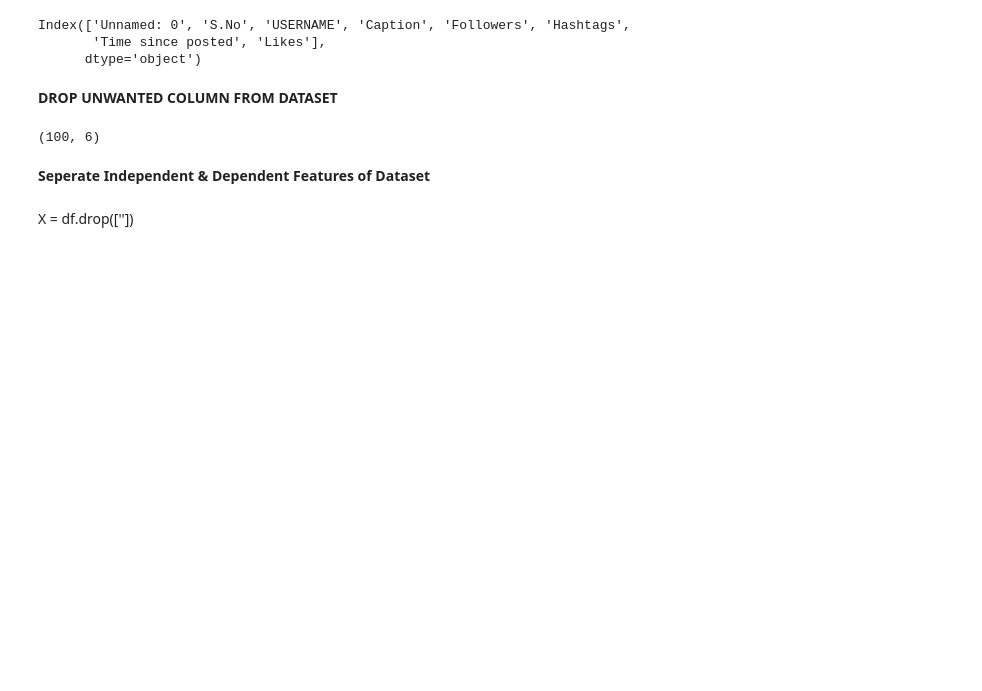
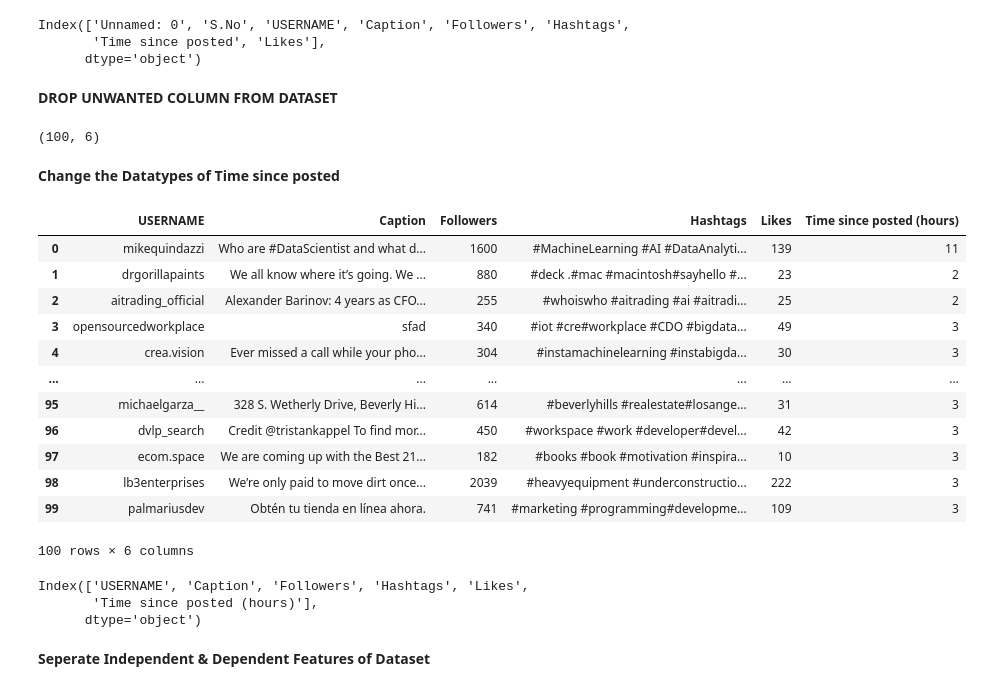
Before and after one commit to devkegovind/Instagram_Likes_Pred, a Jupyter notebook: notebooks/model_training.ipynb, the cells around one changed output. Drawn from its saved outputs; the diff is of its cells as text; code cells hidden in the pictures; blank space fills up the shorter version.

```diff
--- a/notebooks/model_training.ipynb
+++ b/notebooks/model_training.ipynb
@@ -54,7 +54,39 @@ df.drop(['Unnamed: 0', 'S.No'], axis = 1, inplace = True)
 df.shape
 # %% [output]
 (100, 6)
+# %% [markdown]
+**Change the Datatypes of Time since posted**
+# %%
+Time_since_posted_hours = []
+
+for i in df['Time since posted']:
+    Time_since_posted_hours.append(i.replace('hours',''))
+
+se = pd.Series(Time_since_posted_hours)
+df['Time since posted (hours)'] = se.values
+df['Time since posted (hours)'] = pd.to_numeric(df['Time since posted (hours)'])
+df = df.drop('Time since posted', axis = 1)
+# %%
+df
+# %% [output]
+|  | USERNAME | Caption | Followers | Hashtags | Likes | Time since posted (hours) |
+| 0 | mikequindazzi | Who are #DataScientist and what d... | 1600 | #MachineLearning #AI #DataAnalyti... | 139 | 11 |
+| 1 | drgorillapaints | We all know where it’s going. We ... | 880 | #deck .#mac #macintosh#sayhello #... | 23 | 2 |
+| 2 | aitrading_official | Alexander Barinov: 4 years as CFO... | 255 | #whoiswho #aitrading #ai #aitradi... | 25 | 2 |
+| 3 | opensourcedworkplace | sfad | 340 | #iot #cre#workplace #CDO #bigdata... | 49 | 3 |
+| 4 | crea.vision | Ever missed a call while your pho... | 304 | #instamachinelearning #instabigda... | 30 | 3 |
+| ... | ... | ... | ... | ... | ... | ... |
+| 95 | michaelgarza__ | 328 S. Wetherly Drive, Beverly Hi... | 614 | #beverlyhills #realestate#losange... | 31 | 3 |
+| 96 | dvlp_search | Credit @tristankappel To find mor... | 450 | #workspace #work #developer#devel... | 42 | 3 |
+| 97 | ecom.space | We are coming up with the Best 21... | 182 | #books #book #motivation #inspira... | 10 | 3 |
+| 98 | lb3enterprises | We’re only paid to move dirt once... | 2039 | #heavyequipment #underconstructio... | 222 | 3 |
+| 99 | palmariusdev | Obtén tu tienda en línea ahora. | 741 | #marketing #programming#developme... | 109 | 3 |
+100 rows × 6 columns
+# %%
+df.columns
+# %% [output]
+Index(['USERNAME', 'Caption', 'Followers', 'Hashtags', 'Likes',
+       'Time since posted (hours)'],
+      dtype='object')
 # %% [markdown]
 **Seperate Independent & Dependent Features of Dataset**
-# %% [markdown]
-X = df.drop([''])
```
Also changed, not shown: parts of 43 cells of this notebook.
